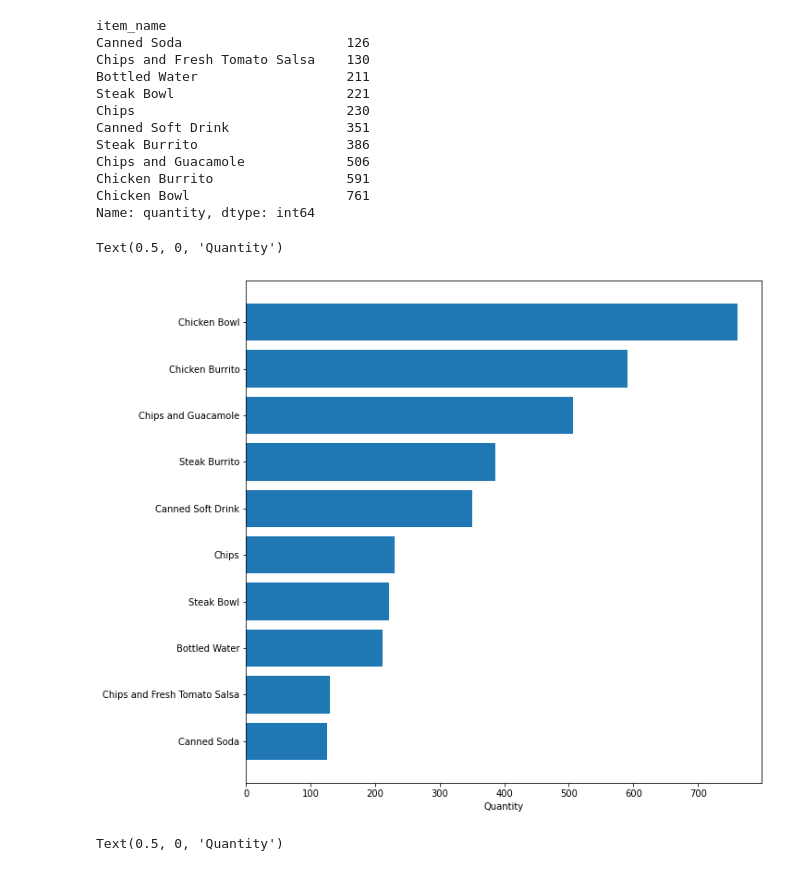
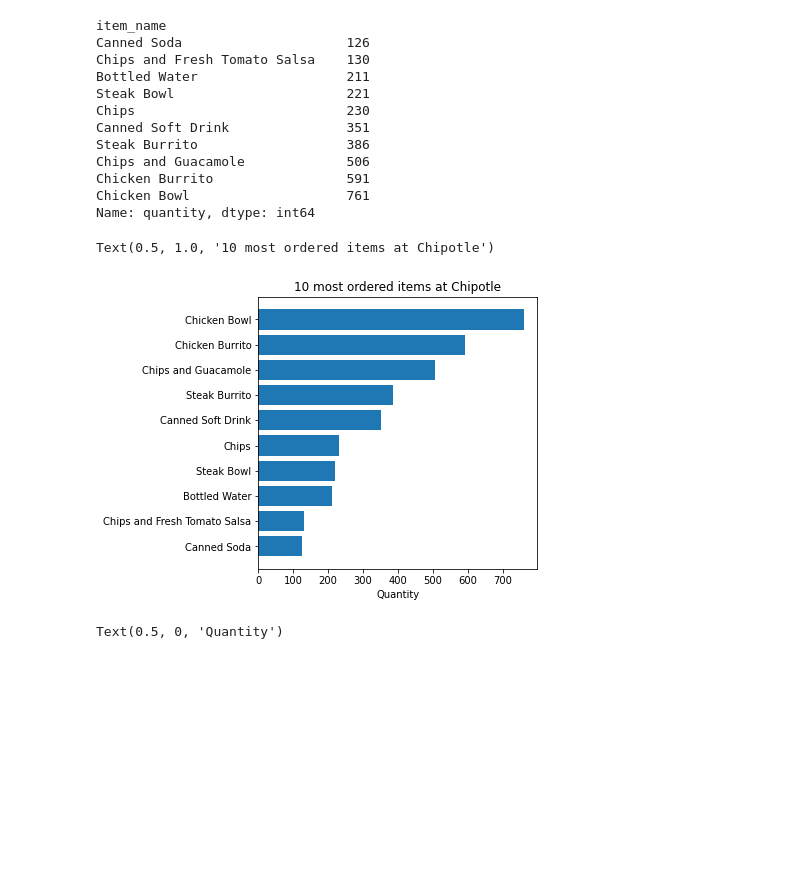
Before and after one commit to JulianOrti/Big-Data-, a Jupyter notebook: Week_04/06_Python_data_visualization_part1.ipynb, the cells around one changed output. Saved outputs shown, nothing was run; the diff lists cells and outputs as text; code cells hidden in the pictures; blank space fills up the shorter version.

```diff
--- a/Week_04/06_Python_data_visualization_part1.ipynb
+++ b/Week_04/06_Python_data_visualization_part1.ipynb
@@ -410,13 +415,14 @@ Name: quantity, dtype: int64
 # %%
 #plot the cumulative quantity per item in chipotle
 item_quantity= chipotle.groupby('item_name')['quantity'].sum()
 item_quantity = item_quantity.sort_values()
-plt.figure(figsize = (10, 10))
+plt.figure(figsize = (5, 5))
 plt.barh(item_quantity.tail(10).index, item_quantity.tail(10).values)
 plt.xlabel('Quantity')
+plt.title('10 most ordered items at Chipotle')
 # %% [output]
-Text(0.5, 0, 'Quantity')
+Text(0.5, 1.0, '10 most ordered items at Chipotle')
-[figure, old version]
+[figure, new version]
 # %%
 #plot the cumulative quantity per item in chipotle
 item_quantity= chipotle.groupby('item_name')['quantity'].sum()
```
Also changed, not shown: parts of 54 cells of this notebook.
